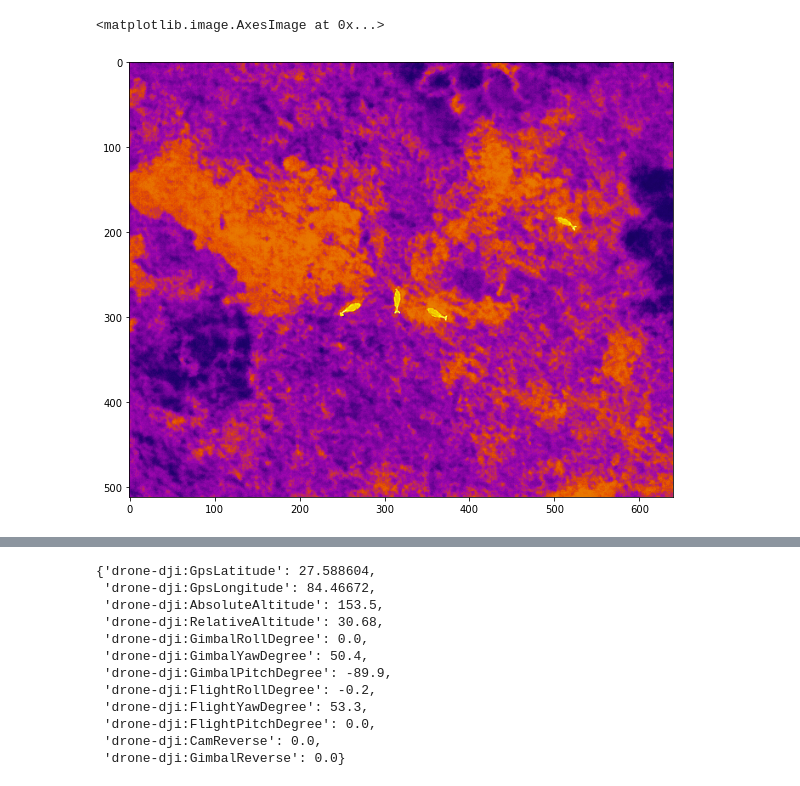
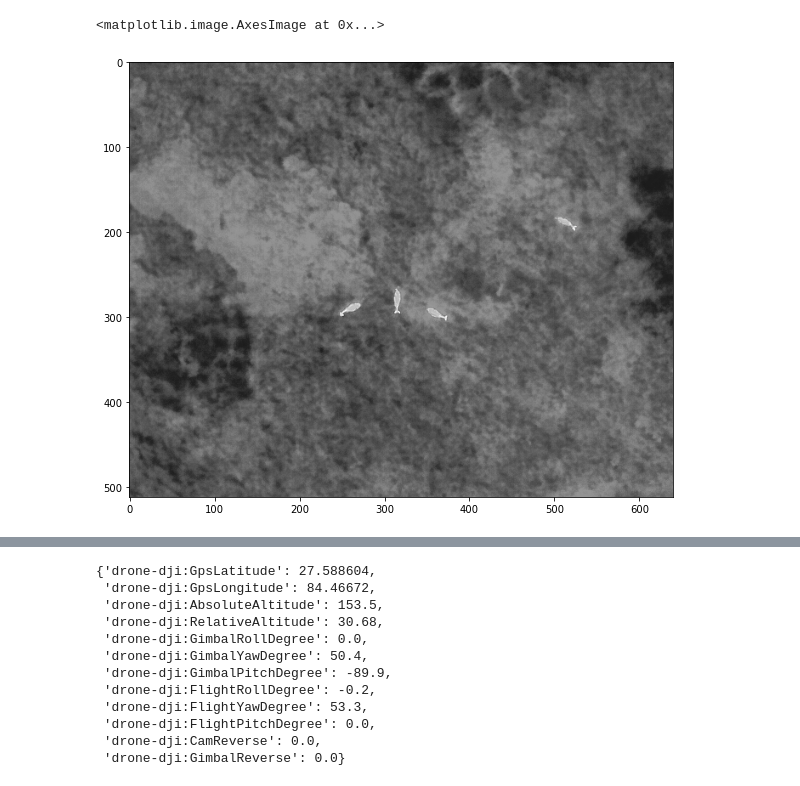
Before and after one commit to lyuhaitao/dji_thermal_sdk, a Jupyter notebook: 01_utility.ipynb, the cells around one changed output, grey strips where cells are left out. Saved outputs shown, nothing was run; the diff lists cells and outputs as text; code cells hidden in the pictures.

```diff
--- a/01_utility.ipynb
+++ b/01_utility.ipynb
@@ -69,11 +69,10 @@ def getJPEGHandle(file_path):
     pass
 # %%
 #| export
-def rjpeg_to_thermal(src:str, des:str, palette:int):
+def rjpeg_to_thermal(src:str, palette:int):
     '''
     parameters:
         [str] src: file path of original jpg. For example, c:\\deer.jpg
-        [str] des: file path of destination. For example, d:\\deer_thermal.jpg
         [int] palette: the number of palette
                 - DIRP_PSEUDO_COLOR_WHITEHOT   = 0
                 - DIRP_PSEUDO_COLOR_FULGURITE  = 1
@@ -85,10 +84,12 @@ def rjpeg_to_thermal(src:str, des:str, palette:int):
                 - DIRP_PSEUDO_COLOR_RAINBOW2   = 7
                 - DIRP_PSEUDO_COLOR_TINT       = 8
                 - DIRP_PSEUDO_COLOR_BLACKHOT   = 9
+    return:
+        return numpy.ndarray -> img
     '''
     ret = getJPEGHandle(src)
     if ret != 0:
-        raise ValueError(f"can't find the rjpg file:{src}")
+        raise ValueError(f"the rjpg file:{src} is not from DJI device")
     # read binary data
     with open(src, 'rb') as f:
         ex = exif.Image(f)
@@ -126,10 +174,10 @@ def rjpeg_to_thermal(src:str, des:str, palette:int):
 # %%
 #| hide
 src = r"dataset\Deer_Goats_Unsure.jpg"
 des = r"dataset\0.jpg"
-img = rjpeg_to_thermal(src, des,2)
+img = rjpeg_to_thermal(src,0)
 fig = plt.figure(figsize=(10,8))
 plt.imshow(img)
 # %% [output]
 <matplotlib.image.AxesImage at 0x...>
-[figure, old version]
+[figure, new version]
```
Also changed, not shown: parts of 3 cells of this notebook.
